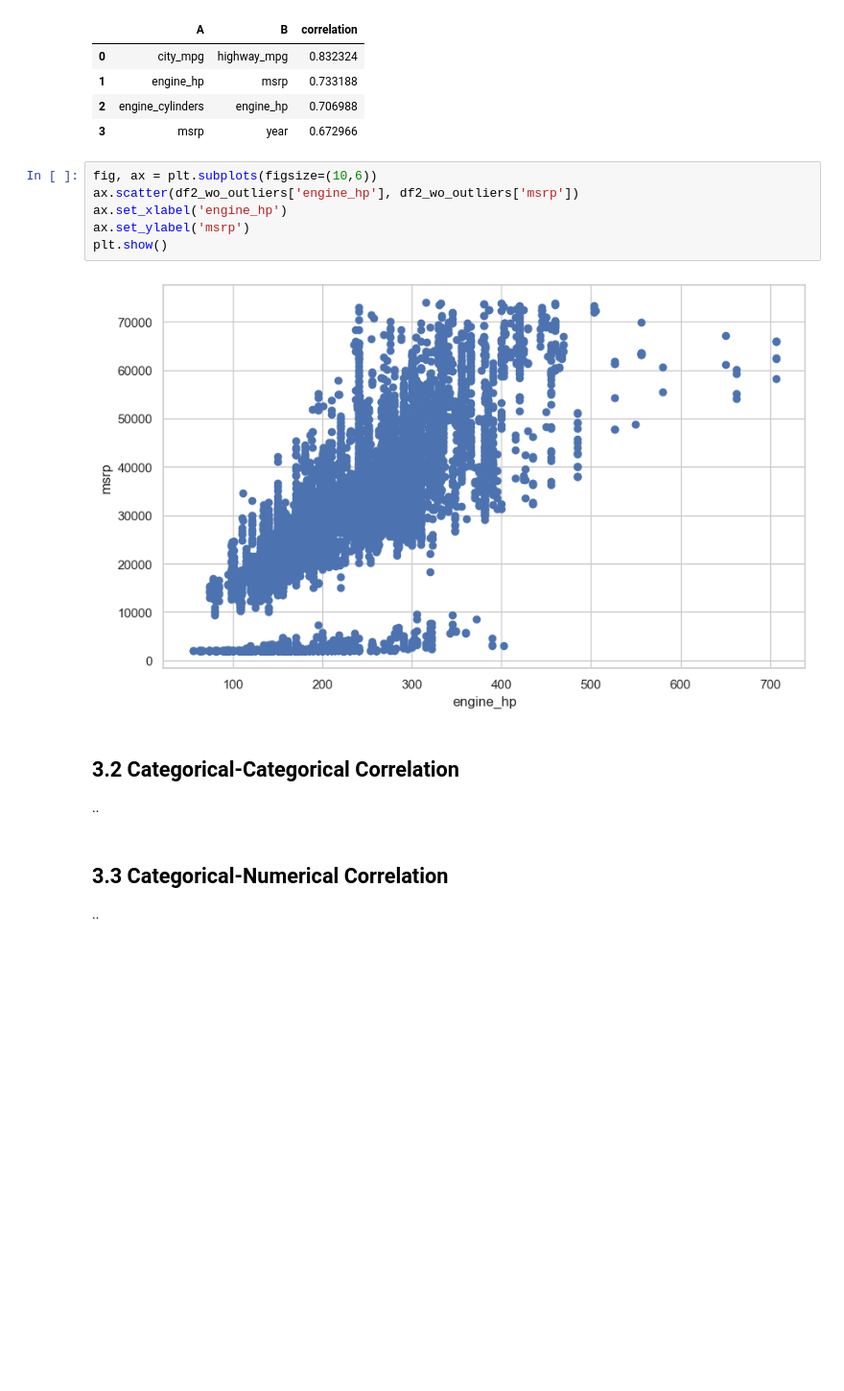
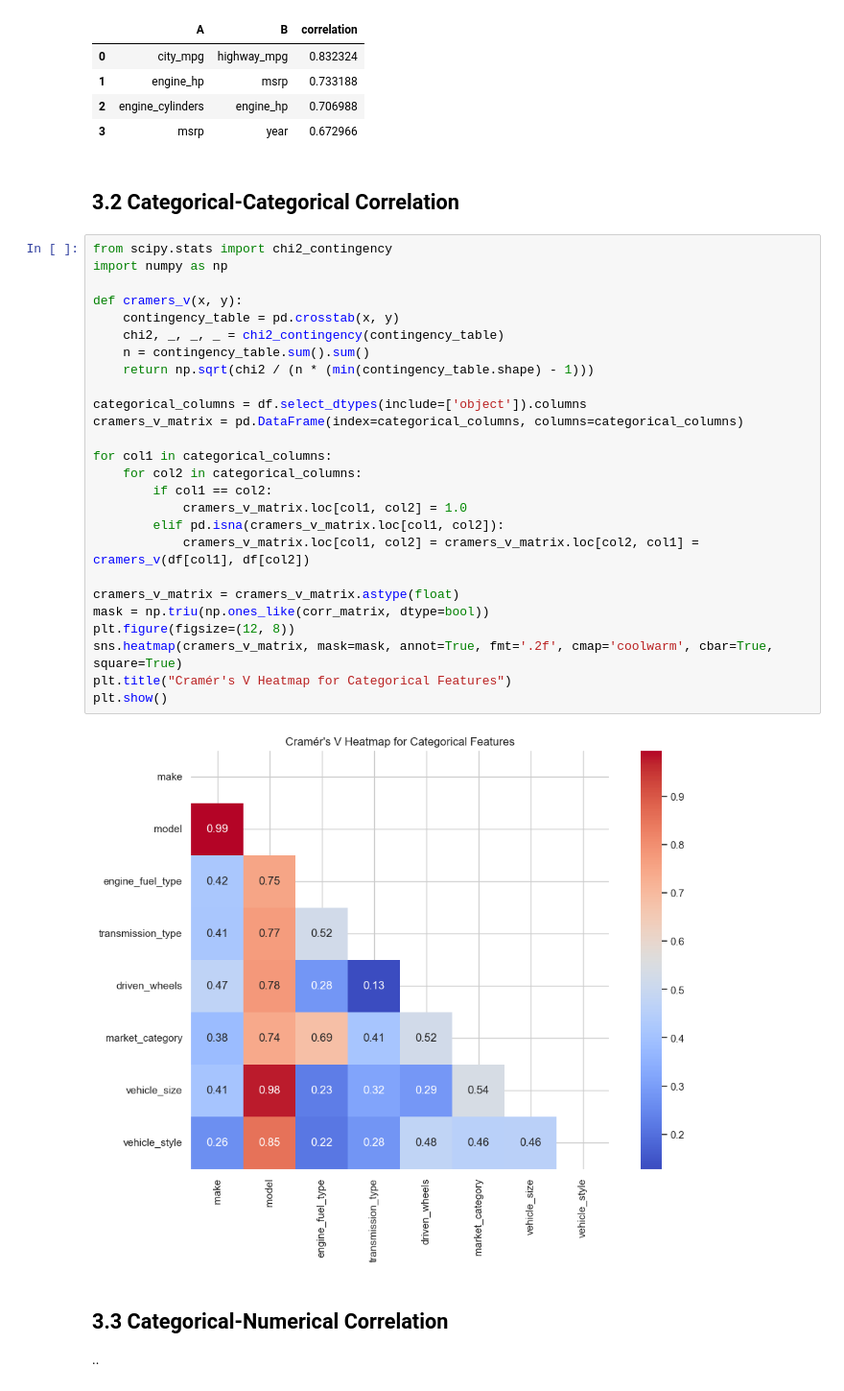
Before and after one commit to vncats/pylab, a Jupyter notebook: demo.ipynb, the cells around one changed output. Shown at 96% size. Drawn from its saved outputs; the diff is of its cells as text; blank space fills up the shorter version.

```diff
--- a/demo.ipynb
+++ b/demo.ipynb
@@ -289,17 +272,36 @@ result
 | 1 | engine_hp | msrp | 0.733188 |
 | 2 | engine_cylinders | engine_hp | 0.706988 |
 | 3 | msrp | year | 0.672966 |
-# %%
-fig, ax = plt.subplots(figsize=(10,6))
-ax.scatter(df2_wo_outliers['engine_hp'], df2_wo_outliers['msrp'])
-ax.set_xlabel('engine_hp')
-ax.set_ylabel('msrp')
-plt.show()
-# %% [output]
-[figure, removed]
 # %% [markdown]
 ## 3.2 Categorical-Categorical Correlation
-..
+# %%
+from scipy.stats import chi2_contingency
+import numpy as np
+
+def cramers_v(x, y):
+    contingency_table = pd.crosstab(x, y)
+    chi2, _, _, _ = chi2_contingency(contingency_table)
+    n = contingency_table.sum().sum()
+    return np.sqrt(chi2 / (n * (min(contingency_table.shape) - 1)))
+
+categorical_columns = df.select_dtypes(include=['object']).columns
+cramers_v_matrix = pd.DataFrame(index=categorical_columns, columns=categorical_columns)
+
+for col1 in categorical_columns:
+    for col2 in categorical_columns:
+        if col1 == col2:
+            cramers_v_matrix.loc[col1, col2] = 1.0
+        elif pd.isna(cramers_v_matrix.loc[col1, col2]):
+            cramers_v_matrix.loc[col1, col2] = cramers_v_matrix.loc[col2, col1] = cramers_v(df[col1], df[col2])
+
+cramers_v_matrix = cramers_v_matrix.astype(float)
+mask = np.triu(np.ones_like(corr_matrix, dtype=bool))
+plt.figure(figsize=(12, 8))
+sns.heatmap(cramers_v_matrix, mask=mask, annot=True, fmt='.2f', cmap='coolwarm', cbar=True, square=True)
+plt.title("Cramér's V Heatmap for Categorical Features")
+plt.show()
+# %% [output]
+[figure, added]
 # %% [markdown]
 ## 3.3 Categorical-Numerical Correlation
 ..
```
Also changed, not shown: parts of 4 cells of this notebook, 2 other files.
